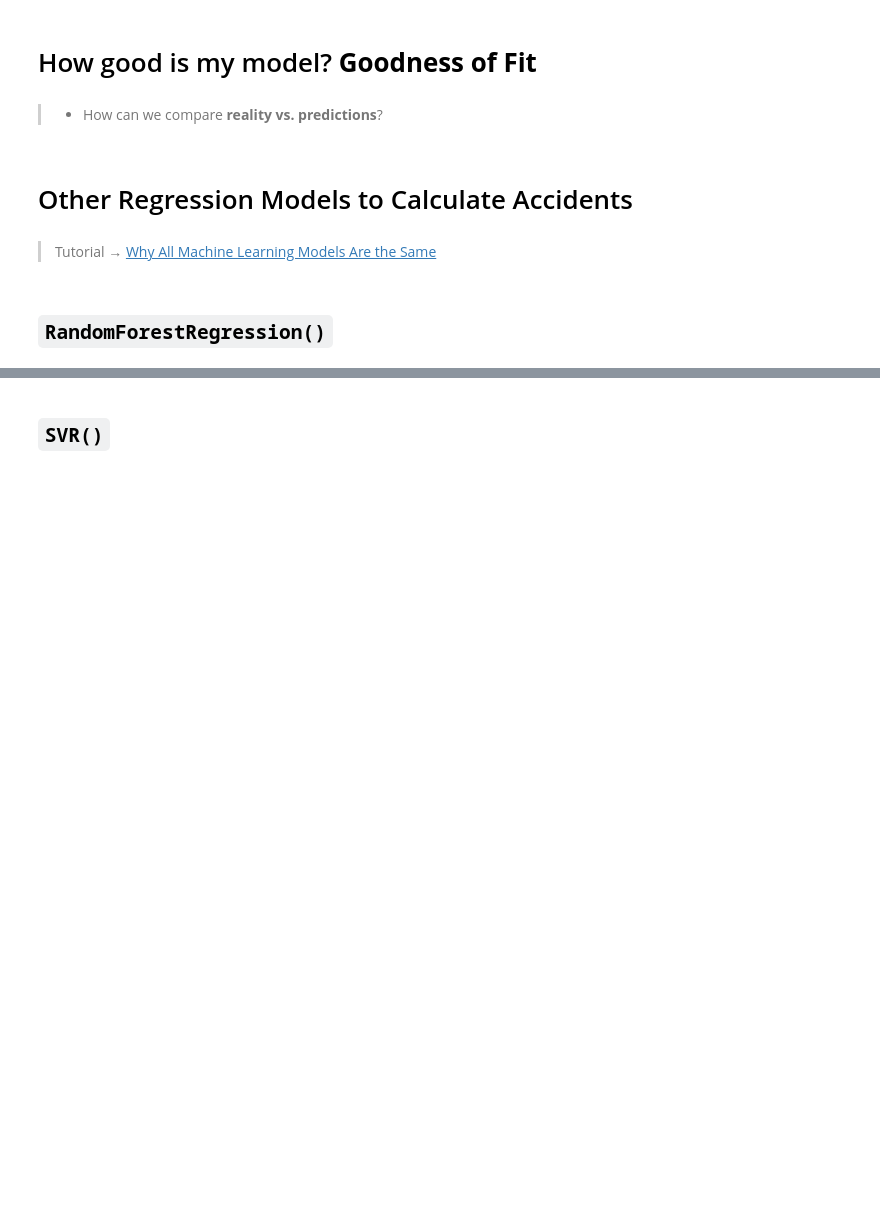
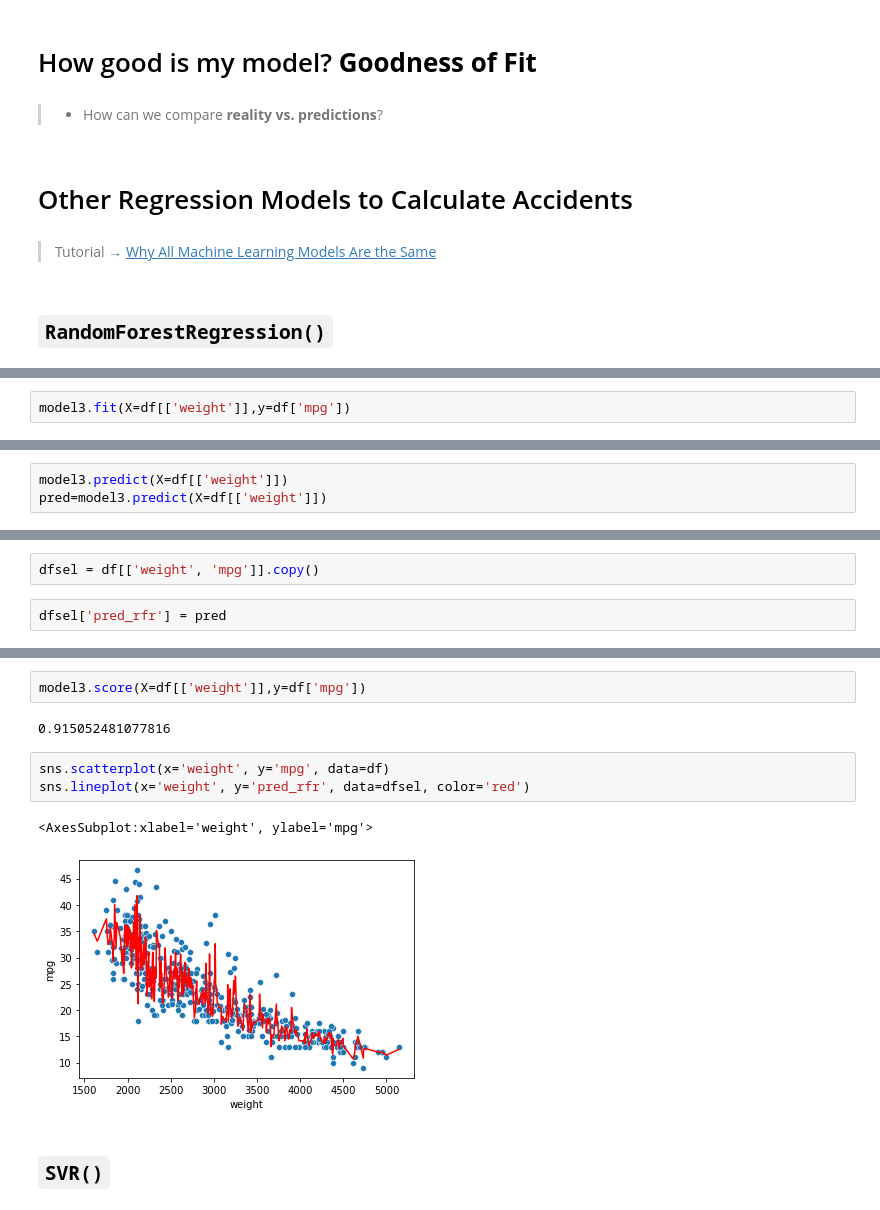
Before and after one commit to apoboldon/machine-learning-program, a Jupyter notebook: #03. Machine Learning & Linear Regression/03session.ipynb, the cells around one changed output, grey strips where cells are left out. Saved outputs shown, nothing was run; the diff lists cells and outputs as text; blank space fills up the shorter version.

```diff
--- a/#03. Machine Learning & Linear Regression/03session.ipynb
+++ b/#03. Machine Learning & Linear Regression/03session.ipynb
@@ -234,0 +242,2 @@ $$
+# %%
+model3.fit(X=df[['weight']],y=df['mpg'])
@@ -234,0 +266,3 @@ $$
+# %%
+model3.predict(X=df[['weight']])
+pred=model3.predict(X=df[['weight']])
@@ -234,0 +289,4 @@ $$
+# %%
+dfsel = df[['weight', 'mpg']].copy()
+# %%
+dfsel['pred_rfr'] = pred
@@ -235,2 +309,12 @@ $$
+# %%
+model3.score(X=df[['weight']],y=df['mpg'])
+# %% [output]
+0.915052481077816
+# %%
+sns.scatterplot(x='weight', y='mpg', data=df)
+sns.lineplot(x='weight', y='pred_rfr', data=dfsel, color='red')
+# %% [output]
+<AxesSubplot:xlabel='weight', ylabel='mpg'>
+[figure, added]
 # %% [markdown]
 ## `SVR()`
```
Also changed, not shown: parts of 6 cells of this notebook, 2 other files.
